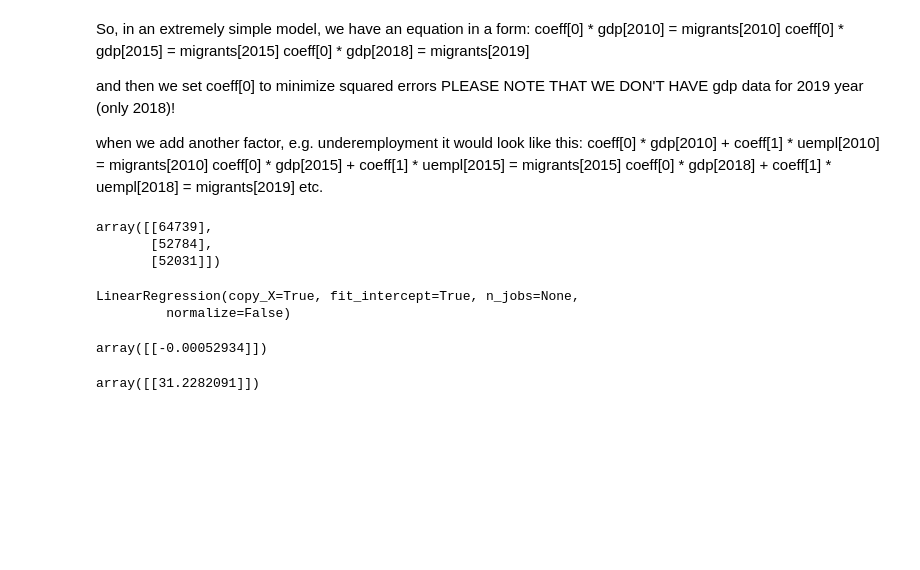
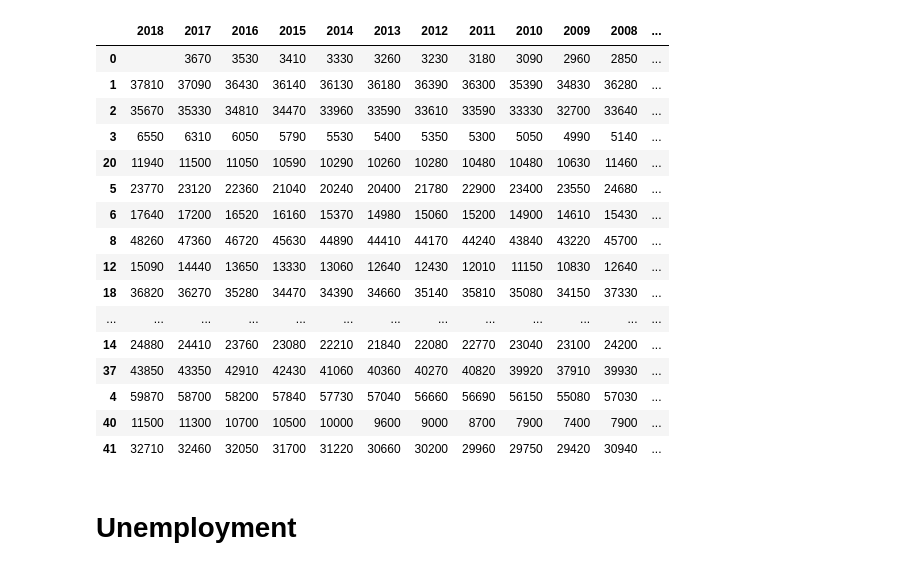
Before and after one commit to mateuszskiba/artificial-life1, a Jupyter notebook: Data/Data - EU countries.ipynb, the cells around one changed output. Cells and saved outputs as stored; diff of their text form; code cells hidden in the pictures; blank space fills up the shorter version.

Commit message:
Add relevant data & clean it

```diff
--- a/Data/Data - EU countries.ipynb
+++ b/Data/Data - EU countries.ipynb
@@ -122,14 +218,0 @@ migrants
-# %% [markdown]
-So, in an extremely simple model, we have an equation in a form:
-coeff[0] * gdp[2010] = migrants[2010]
-coeff[0] * gdp[2015] = migrants[2015]
-coeff[0] * gdp[2018] = migrants[2019]
-
-and then we set coeff[0] to minimize squared errors
-PLEASE NOTE THAT WE DON'T HAVE gdp data for 2019 year (only 2018)!
-
-when we add another factor, e.g. underemployment it would look like this:
-coeff[0] * gdp[2010] + coeff[1] * uempl[2010] = migrants[2010]
-coeff[0] * gdp[2015] + coeff[1] * uempl[2015] = migrants[2015]
-coeff[0] * gdp[2018] + coeff[1] * uempl[2018] = migrants[2019]
-etc.
@@ -147,23 +219,22 @@ migr2019 = albMig.iloc[0]['2019']
-# %%
-xtrain = np.array([migr2005, migr2010, migr2015]).reshape(-1, 1)
-ytrain = np.array([gdp2007, gdp2011, gdp2016]).reshape(-1, 1)
-xtest = np.array([migr2019]).reshape(-1, 1)
-xtrain
-# %% [output]
-array([[64739],
-       [52784],
-       [52031]])
-# %%
-regr = linear_model.LinearRegression()
-regr.fit(xtrain, ytrain)
-# %% [output]
-LinearRegression(copy_X=True, fit_intercept=True, n_jobs=None,
-         normalize=False)
-# %%
-regr.coef_
-# %% [output]
-array([[-0.00052934]])
-# %%
-regr.predict(xtest)
-# %% [output]
-array([[31.2282091]])
+# %%
+gdp.loc[:, '2018':'2000']
+# %% [output]
+|  | 2018 | 2017 | 2016 | 2015 | 2014 | 2013 | 2012 | 2011 | 2010 | 2009 | 2008 | ... |
+| 0 |  | 3670 | 3530 | 3410 | 3330 | 3260 | 3230 | 3180 | 3090 | 2960 | 2850 | ... |
+| 1 | 37810 | 37090 | 36430 | 36140 | 36130 | 36180 | 36390 | 36300 | 35390 | 34830 | 36280 | ... |
+| 2 | 35670 | 35330 | 34810 | 34470 | 33960 | 33590 | 33610 | 33590 | 33330 | 32700 | 33640 | ... |
+| 3 | 6550 | 6310 | 6050 | 5790 | 5530 | 5400 | 5350 | 5300 | 5050 | 4990 | 5140 | ... |
+| 20 | 11940 | 11500 | 11050 | 10590 | 10290 | 10260 | 10280 | 10480 | 10480 | 10630 | 11460 | ... |
+| 5 | 23770 | 23120 | 22360 | 21040 | 20240 | 20400 | 21780 | 22900 | 23400 | 23550 | 24680 | ... |
+| 6 | 17640 | 17200 | 16520 | 16160 | 15370 | 14980 | 15060 | 15200 | 14900 | 14610 | 15430 | ... |
+| 8 | 48260 | 47360 | 46720 | 45630 | 44890 | 44410 | 44170 | 44240 | 43840 | 43220 | 45700 | ... |
+| 12 | 15090 | 14440 | 13650 | 13330 | 13060 | 12640 | 12430 | 12010 | 11150 | 10830 | 12640 | ... |
+| 18 | 36820 | 36270 | 35280 | 34470 | 34390 | 34660 | 35140 | 35810 | 35080 | 34150 | 37330 | ... |
+| ... | ... | ... | ... | ... | ... | ... | ... | ... | ... | ... | ... | ... |
+| 14 | 24880 | 24410 | 23760 | 23080 | 22210 | 21840 | 22080 | 22770 | 23040 | 23100 | 24200 | ... |
+| 37 | 43850 | 43350 | 42910 | 42430 | 41060 | 40360 | 40270 | 40820 | 39920 | 37910 | 39930 | ... |
+| 4 | 59870 | 58700 | 58200 | 57840 | 57730 | 57040 | 56660 | 56690 | 56150 | 55080 | 57030 | ... |
+| 40 | 11500 | 11300 | 10700 | 10500 | 10000 | 9600 | 9000 | 8700 | 7900 | 7400 | 7900 | ... |
+| 41 | 32710 | 32460 | 32050 | 31700 | 31220 | 30660 | 30200 | 29960 | 29750 | 29420 | 30940 | ... |
+# %% [markdown]
+# Unemployment
```
Also changed, not shown: parts of 40 cells of this notebook, 5 other files.
